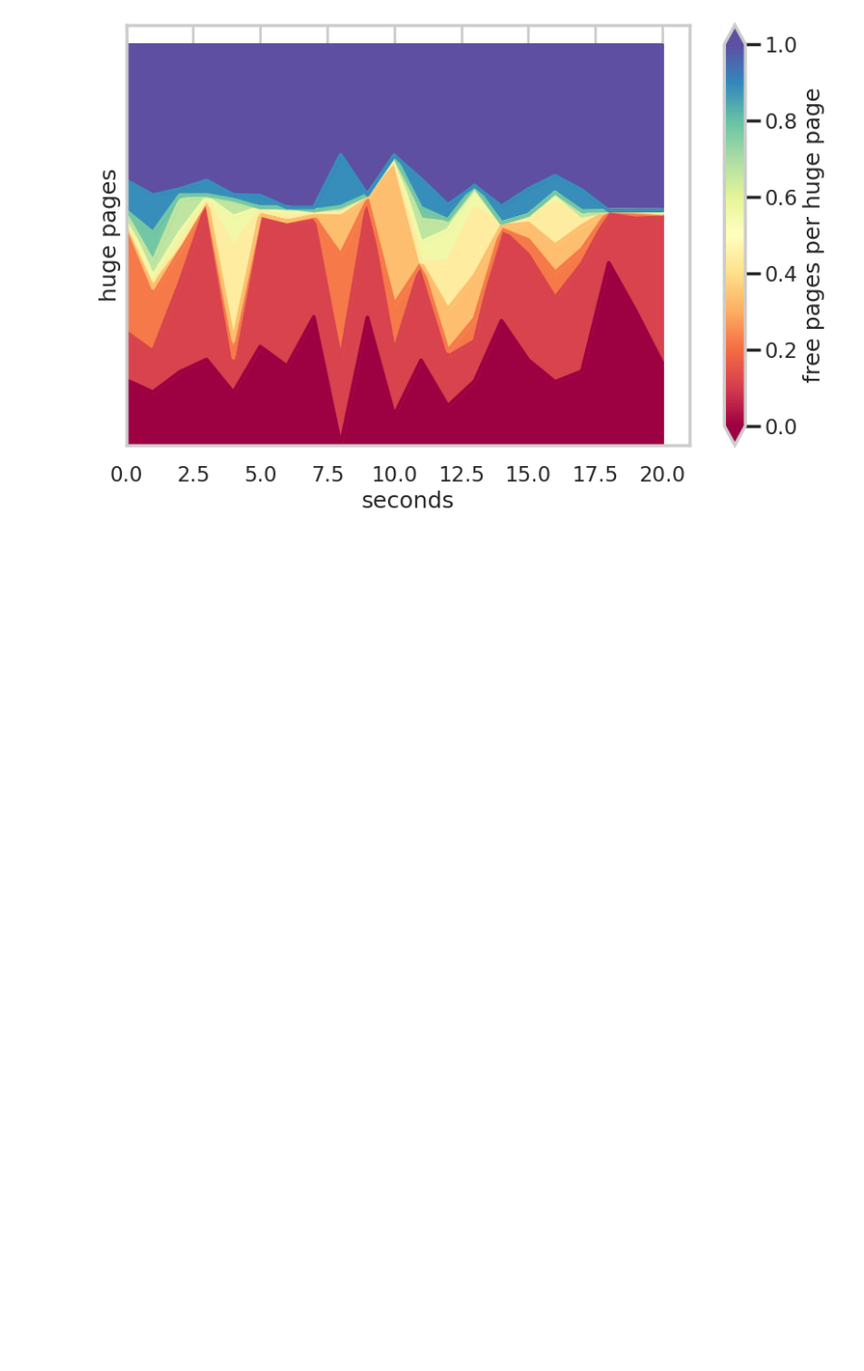
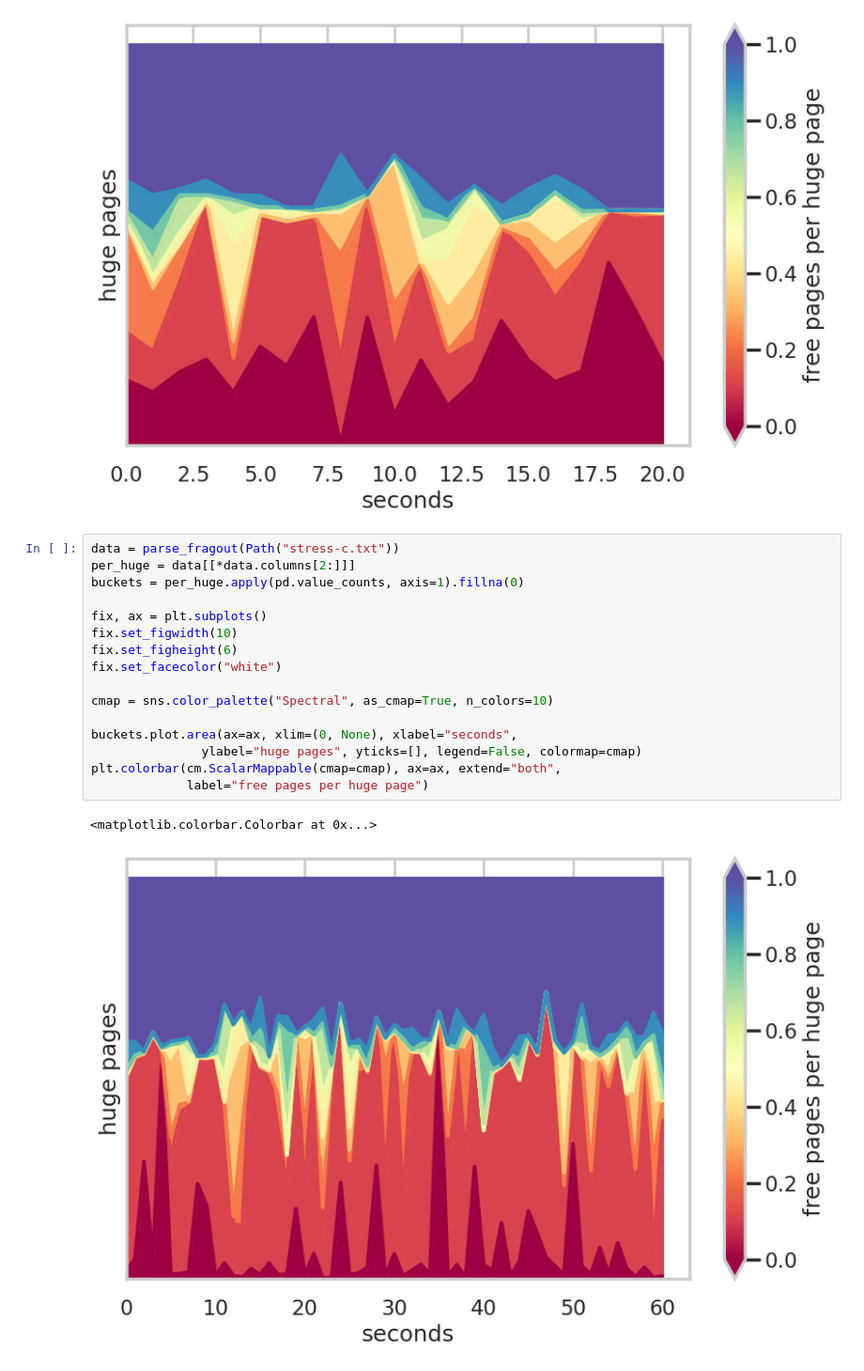
Before and after one commit to luhsra/llfree-rs, a Jupyter notebook: results/frag.ipynb, the cells around one changed output. Shown at 94% size. Cells and saved outputs as stored; diff of their text form; blank space fills up the shorter version.

```diff
--- a/results/frag.ipynb
+++ b/results/frag.ipynb
@@ -182,3 +182,22 @@ plt.colorbar(cm.ScalarMappable(cmap=cmap), ax=ax, extend="both",
 # %% [output]
 <matplotlib.colorbar.Colorbar at 0x...>
 [figure]
+# %%
+data = parse_fragout(Path("stress-c.txt"))
+per_huge = data[[*data.columns[2:]]]
+buckets = per_huge.apply(pd.value_counts, axis=1).fillna(0)
+
+fix, ax = plt.subplots()
+fix.set_figwidth(10)
+fix.set_figheight(6)
+fix.set_facecolor("white")
+
+cmap = sns.color_palette("Spectral", as_cmap=True, n_colors=10)
+
+buckets.plot.area(ax=ax, xlim=(0, None), xlabel="seconds",
+               ylabel="huge pages", yticks=[], legend=False, colormap=cmap)
+plt.colorbar(cm.ScalarMappable(cmap=cmap), ax=ax, extend="both",
+             label="free pages per huge page")
+# %% [output]
+<matplotlib.colorbar.Colorbar at 0x...>
+[figure, added]
```
Also changed, not shown: 1 other file.
